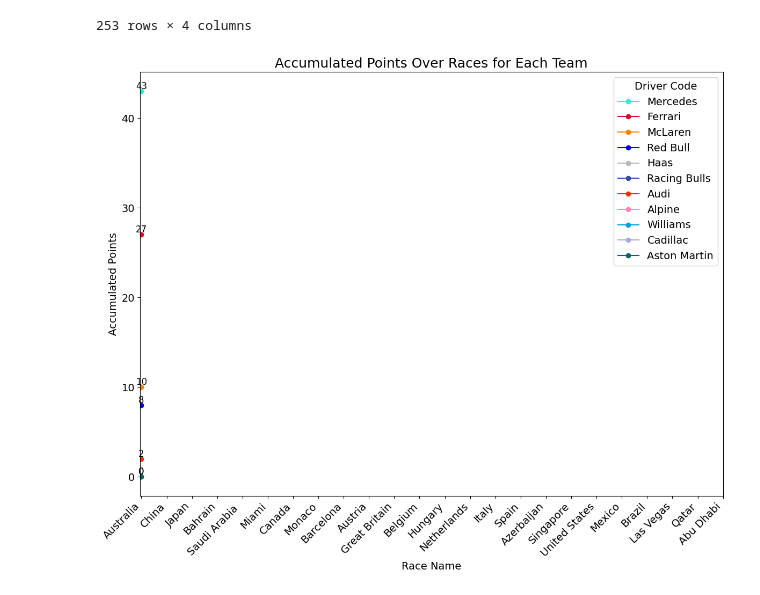
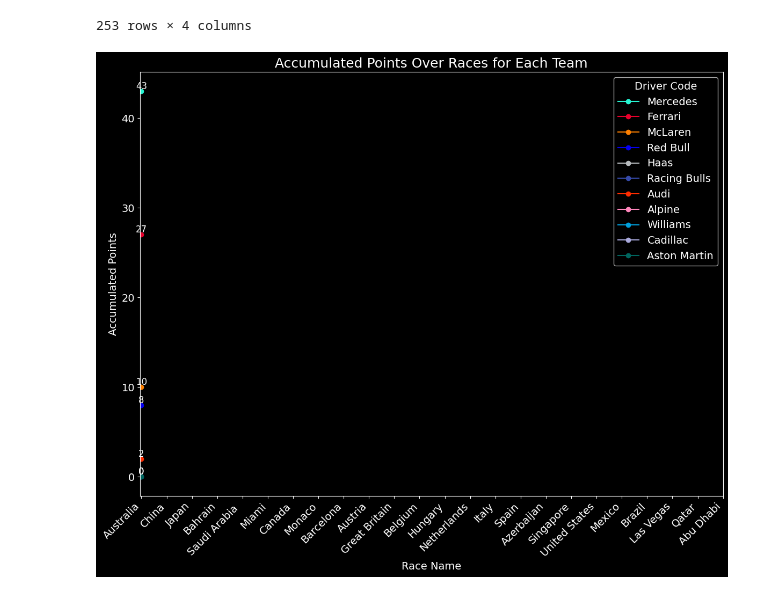
Before and after one commit to diogojoaocosta/f1observatory, a Jupyter notebook: F1 GP.ipynb, the cells around one changed output. Drawn from its saved outputs; the diff is of its cells as text; code cells hidden in the pictures.

```diff
--- a/F1 GP.ipynb
+++ b/F1 GP.ipynb
@@ -717,7 +707,7 @@ RACE_LAPS["LapTime"] = pd.to_timedelta(RACE_LAPS["LapTime"], errors="coerce")
 RACE_LAPS["lapTimeSeconds"] = RACE_LAPS["LapTime"].dt.total_seconds()
 race_laps = sqldf("SELECT * FROM RACE_LAPS WHERE Driver IN ('RUS', 'ANT', 'LEC', 'HAM', 'NOR', 'VER')")
 
-plt.style.use('default')
+plt.style.use('dark_background')
 plt.rcParams.update({'font.size': 14})
 fig, ax = plt.subplots(figsize=(12, 10))
 
@@ -760,7 +750,7 @@ AVERAGE_PACE = RACE_LAPS.groupby("Driver")["lapTimeSeconds"].mean().reset_index(
 AVERAGE_PACE = AVERAGE_PACE.rename(columns={"lapTimeSeconds": "avgPace"})
 AVERAGE_PACE = AVERAGE_PACE.sort_values("avgPace", ascending=False)
 
-plt.style.use('default')
+plt.style.use('dark_background')
 plt.rcParams.update({'font.size': 14})
 fig, ax = plt.subplots(figsize=(12, 10))
 
@@ -771,10 +761,10 @@ ax.barh(
     edgecolor='white'
 )
 
-ax.set_xlim(83.0, 89.5)
+ax.set_xlim(83.0, 88.0)
 
 for index, (driver, avg_time) in enumerate(zip(AVERAGE_PACE['Driver'], AVERAGE_PACE['avgPace'])):
-    ax.text(avg_time, index, f"{avg_time:.2f}s", va='center', ha='left', color='black', fontsize=10)
+    ax.text(avg_time, index, f"{avg_time:.2f}s", va='center', ha='left', color='white', fontsize=12)
 
 ax.set_xlabel('Average pace (seconds)')
 ax.set_ylabel('Driver')
@@ -787,9 +777,2 @@ plt.show()
 # %% [markdown]
 # championship races after the race
-# %%
-URL = f"http://api.jolpi.ca/ergast/f1/{SEASON}/{ROUND_NUMBER}/results.json"
-response = requests.get(URL)
-data = response.json()
-race_results = data['MRData']['RaceTable']['Races'][0]['Results']
-df = pd.json_normalize(race_results)
-df.columns
@@ -843,7 +817,7 @@ RESULTS
 | 505 | 23 | HUL | Audi | 0 | Qatar |
 506 rows × 5 columns
 # %%
-plt.style.use("default")
+plt.style.use("dark_background")
 plt.rcParams.update({'font.size': 14})
 fig, ax = plt.subplots(figsize=(12, 10))
 
@@ -896,30 +870,30 @@ RESULTS_TEAMS
 | 252 | 23 | Williams | Qatar | 0 |
 253 rows × 4 columns
 # %%
-plt.style.use("default")
+plt.style.use("dark_background")
 plt.rcParams.update({'font.size': 14})
 fig, ax = plt.subplots(figsize=(12, 10))
 
 for TEAM in TEAMS:
     TEAM_DATA = RESULTS_TEAMS[RESULTS_TEAMS['CONSTRUCTOR_NAME'] == TEAM]
     TEAM_FIRST_RACE = TEAM_DATA[TEAM_DATA['ROUND'] <= 1]
 
     ax.plot(TEAM_FIRST_RACE['GRAND_PRIX_NAME'], TEAM_FIRST_RACE['POINTS'],
             label=TEAM,
             color=PALETTE_TEAMS.get(TEAM),
             marker='o')
 
     for x, y in zip(TEAM_FIRST_RACE['GRAND_PRIX_NAME'], TEAM_FIRST_RACE['POINTS']):
         ax.text(x, y, str(int(y)), ha='center', va='bottom', fontsize=12)
 
 ax.set_xticks(range(len(GRAND_PRIXS["GRAND_PRIX_NAME"])))
 ax.set_xticklabels(GRAND_PRIXS["GRAND_PRIX_NAME"], rotation=45, ha="right")
 ax.set_xlabel("Race Name")
 ax.set_ylabel("Accumulated Points")
 ax.set_title("Accumulated Points Over Races for Each Team", fontsize=18)
 ax.legend(title="Driver Code")
 
 plt.tight_layout()
 plt.show()
 # %% [output]
-[figure, old version]
+[figure, new version]
```
Also changed, not shown: parts of 14 cells of this notebook.
